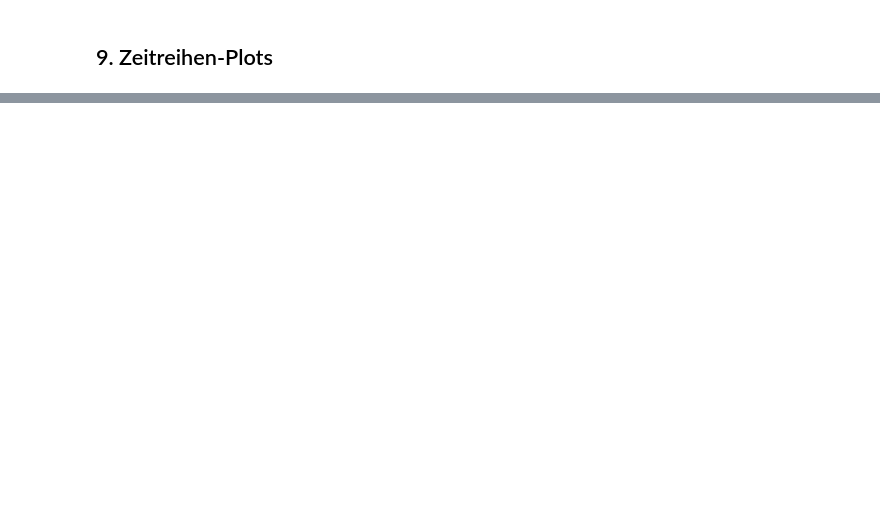
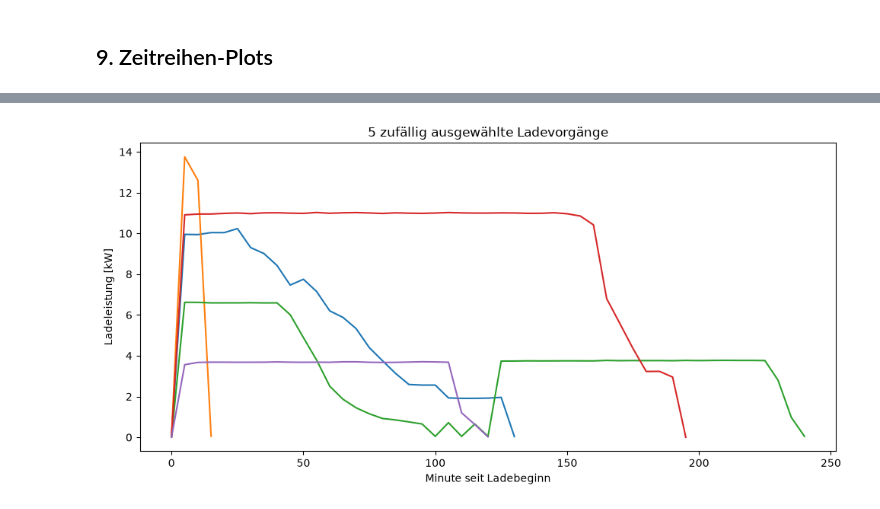
Before and after one commit to PhilKrien/SNEE_2026, a Jupyter notebook: ev_szenario_dauerbetrieb.ipynb, the cells around one changed output, grey strips where cells are left out. Cells and saved outputs as stored; diff of their text form; code cells hidden in the pictures; blank space fills up the shorter version.

```diff
--- a/ev_szenario_dauerbetrieb.ipynb
+++ b/ev_szenario_dauerbetrieb.ipynb
@@ -381,0 +509,16 @@ plt.show()
+# %%
+df = pd.read_csv("C:\\Users\\huttm\\Desktop\\Master EE\\SNEE\\SNEE_2026\\data\\e_ladelasten\\EV_Lastprofile_gefiltert.csv", index_col="minute")
+
+sample_cols = np.random.choice(df.columns, size=5, replace=False)
+
+plt.figure(figsize=(10, 5))
+for col in sample_cols:
+    serie = df[col].dropna()
+    plt.plot(serie.index, serie.values, linewidth=1.5, label=col)
+plt.xlabel("Minute seit Ladebeginn")
+plt.ylabel("Ladeleistung [kW]")
+plt.title("5 zufällig ausgewählte Ladevorgänge")
+plt.tight_layout()
+plt.show()
+# %% [output]
+[figure, added]
```
Also changed, not shown: parts of 14 cells of this notebook.
